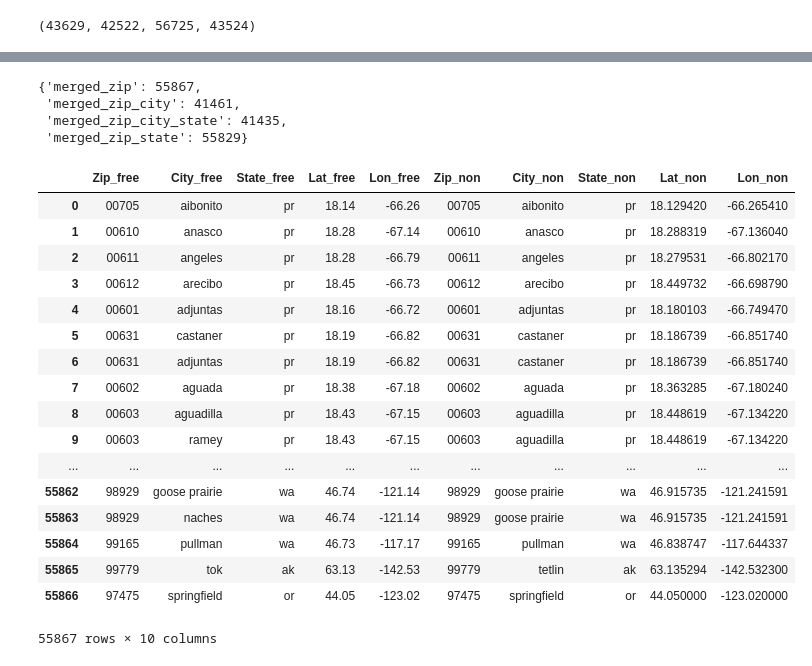
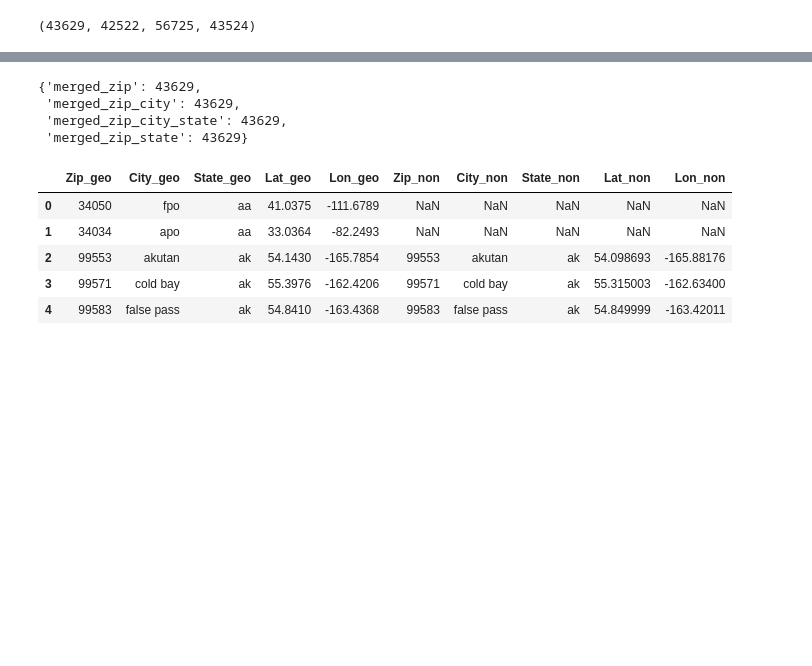
Before and after one commit to wrobstory/zipwhich, a Jupyter notebook: ZipComparo.ipynb, the cells around one changed output, grey strips where cells are left out. Saved outputs shown, nothing was run; the diff lists cells and outputs as text; code cells hidden in the pictures; blank space fills up the shorter version.

```diff
--- a/ZipComparo.ipynb
+++ b/ZipComparo.ipynb
@@ -131,44 +129,38 @@ merged_zip
 # %%
-# noncensus vs free zip
-merged_non_free_zip = pd.merge(free_zip_all_place_loc, noncensus_place_loc,
-                               left_on=['Zip_free'], right_on=['Zip_non'])
-merged_non_free_zip_city = pd.merge(free_zip_all_place_loc, noncensus_place_loc,
-                                    left_on=['Zip_free', 'City_free'], right_on=['Zip_non', 'City_non'])
-merged_non_free_zip_state = pd.merge(free_zip_all_place_loc, noncensus_place_loc,
-                                     left_on=['Zip_free', 'State_free'], right_on=['Zip_non', 'State_non'])
-merged_non_free_zip_city_state = pd.merge(free_zip_all_place_loc, noncensus_place_loc,
-                                          left_on=['Zip_free', 'City_free', 'State_free'],
-                                          right_on=['Zip_non', 'City_non', 'State_non'])
-lengths_noncensus_free = {
-    'merged_zip': len(merged_non_free_zip),
-    'merged_zip_city': len(merged_non_free_zip_city),
-    'merged_zip_state': len(merged_non_free_zip_state),
-    'merged_zip_city_state': len(merged_non_free_zip_city_state)
+# Join geonames and noncensus, right outer on noncensus because we trust it more
+merged_non_geo_zip = pd.merge(geo_zip_place_loc, noncensus_place_loc,
+                              left_on=['Zip_geo'], right_on=['Zip_non'],
+                              how='left')
+merged_non_geo_zip_city = pd.merge(geo_zip_place_loc, noncensus_place_loc,
+                                   left_on=['Zip_geo', 'City_geo'],
+                                   right_on=['Zip_non', 'City_non'],
+                                   how='left')
+merged_non_geo_zip_state = pd.merge(geo_zip_place_loc, noncensus_place_loc,
+                                    left_on=['Zip_geo', 'State_geo'],
+                                    right_on=['Zip_non', 'State_non'],
+                                    how='left')
+merged_non_geo_zip_city_state = pd.merge(geo_zip_place_loc, noncensus_place_loc,
+                                         left_on=['Zip_geo', 'City_geo', 'State_geo'],
+                                         right_on=['Zip_non', 'City_non', 'State_non'],
+                                         how='left')
+lengths_non_geo = {
+    'merged_zip': len(merged_non_geo_zip),
+    'merged_zip_city': len(merged_non_geo_zip_city),
+    'merged_zip_state': len(merged_non_geo_zip_state),
+    'merged_zip_city_state': len(merged_non_geo_zip_city_state)
 }
-lengths_noncensus_free
+lengths_non_geo
 # %% [output]
-{'merged_zip': 55867,
- 'merged_zip_city': 41461,
- 'merged_zip_city_state': 41435,
- 'merged_zip_state': 55829}
+{'merged_zip': 43629,
+ 'merged_zip_city': 43629,
+ 'merged_zip_city_state': 43629,
+ 'merged_zip_state': 43629}
 # %%
-merged_non_free_zip
+merged_non_free_zip.head()
 # %% [output]
-|  | Zip_free | City_free | State_free | Lat_free | Lon_free | Zip_non | City_non | State_non | Lat_non | Lon_non |
-| 0 | 00705 | aibonito | pr | 18.14 | -66.26 | 00705 | aibonito | pr | 18.129420 | -66.265410 |
-| 1 | 00610 | anasco | pr | 18.28 | -67.14 | 00610 | anasco | pr | 18.288319 | -67.136040 |
-| 2 | 00611 | angeles | pr | 18.28 | -66.79 | 00611 | angeles | pr | 18.279531 | -66.802170 |
-| 3 | 00612 | arecibo | pr | 18.45 | -66.73 | 00612 | arecibo | pr | 18.449732 | -66.698790 |
-| 4 | 00601 | adjuntas | pr | 18.16 | -66.72 | 00601 | adjuntas | pr | 18.180103 | -66.749470 |
-| 5 | 00631 | castaner | pr | 18.19 | -66.82 | 00631 | castaner | pr | 18.186739 | -66.851740 |
-| 6 | 00631 | adjuntas | pr | 18.19 | -66.82 | 00631 | castaner | pr | 18.186739 | -66.851740 |
-| 7 | 00602 | aguada | pr | 18.38 | -67.18 | 00602 | aguada | pr | 18.363285 | -67.180240 |
-| 8 | 00603 | aguadilla | pr | 18.43 | -67.15 | 00603 | aguadilla | pr | 18.448619 | -67.134220 |
-| 9 | 00603 | ramey | pr | 18.43 | -67.15 | 00603 | aguadilla | pr | 18.448619 | -67.134220 |
-| ... | ... | ... | ... | ... | ... | ... | ... | ... | ... | ... |
-| 55862 | 98929 | goose prairie | wa | 46.74 | -121.14 | 98929 | goose prairie | wa | 46.915735 | -121.241591 |
-| 55863 | 98929 | naches | wa | 46.74 | -121.14 | 98929 | goose prairie | wa | 46.915735 | -121.241591 |
-| 55864 | 99165 | pullman | wa | 46.73 | -117.17 | 99165 | pullman | wa | 46.838747 | -117.644337 |
-| 55865 | 99779 | tok | ak | 63.13 | -142.53 | 99779 | tetlin | ak | 63.135294 | -142.532300 |
-| 55866 | 97475 | springfield | or | 44.05 | -123.02 | 97475 | springfield | or | 44.050000 | -123.020000 |
+|  | Zip_geo | City_geo | State_geo | Lat_geo | Lon_geo | Zip_non | City_non | State_non | Lat_non | Lon_non |
+| 0 | 34050 | fpo | aa | 41.0375 | -111.6789 | NaN | NaN | NaN | NaN | NaN |
+| 1 | 34034 | apo | aa | 33.0364 | -82.2493 | NaN | NaN | NaN | NaN | NaN |
+| 2 | 99553 | akutan | ak | 54.1430 | -165.7854 | 99553 | akutan | ak | 54.098693 | -165.88176 |
+| 3 | 99571 | cold bay | ak | 55.3976 | -162.4206 | 99571 | cold bay | ak | 55.315003 | -162.63400 |
+| 4 | 99583 | false pass | ak | 54.8410 | -163.4368 | 99583 | false pass | ak | 54.849999 | -163.42011 |
-55867 rows × 10 columns
```
Also changed, not shown: parts of 25 cells of this notebook, 1 other file.
